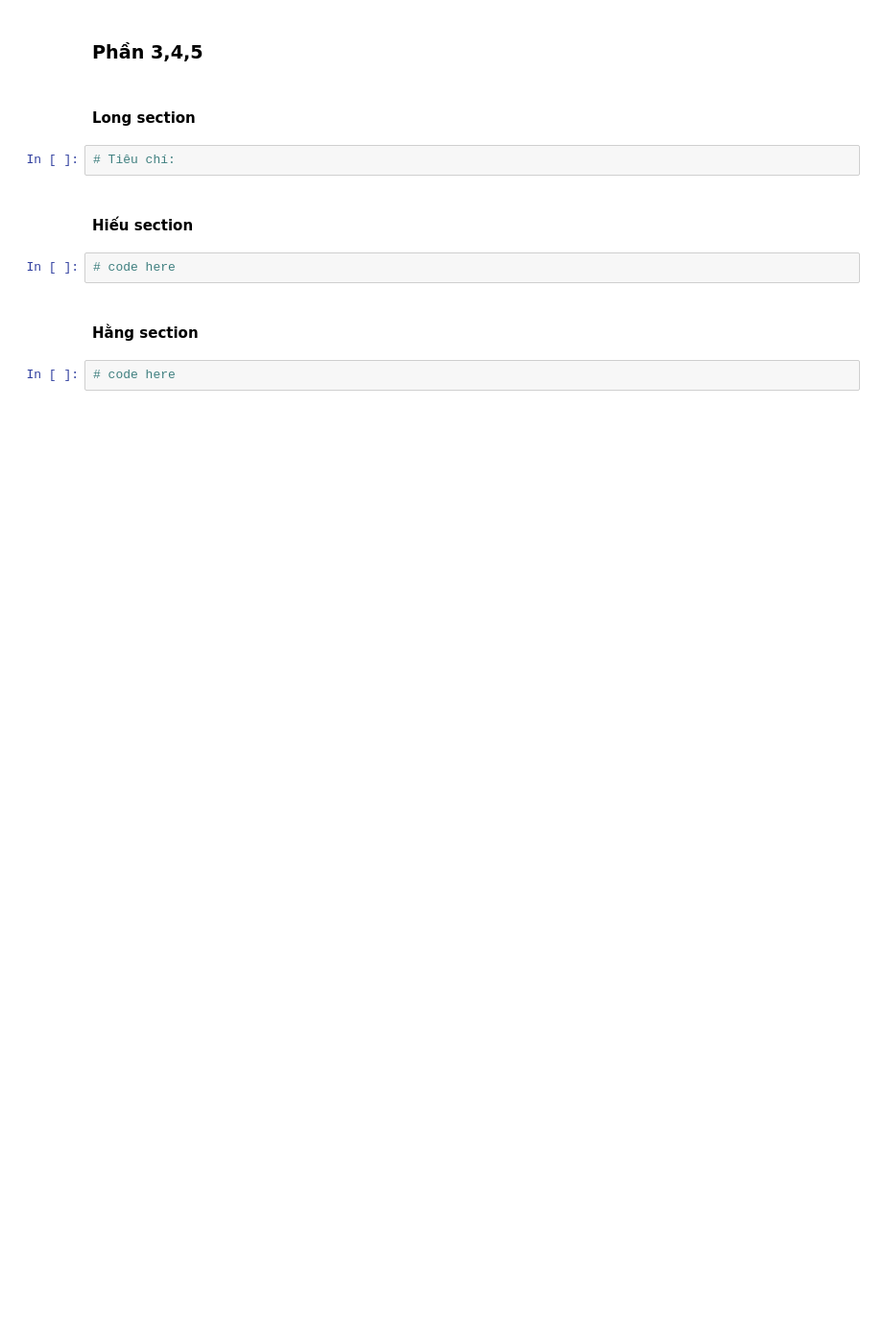
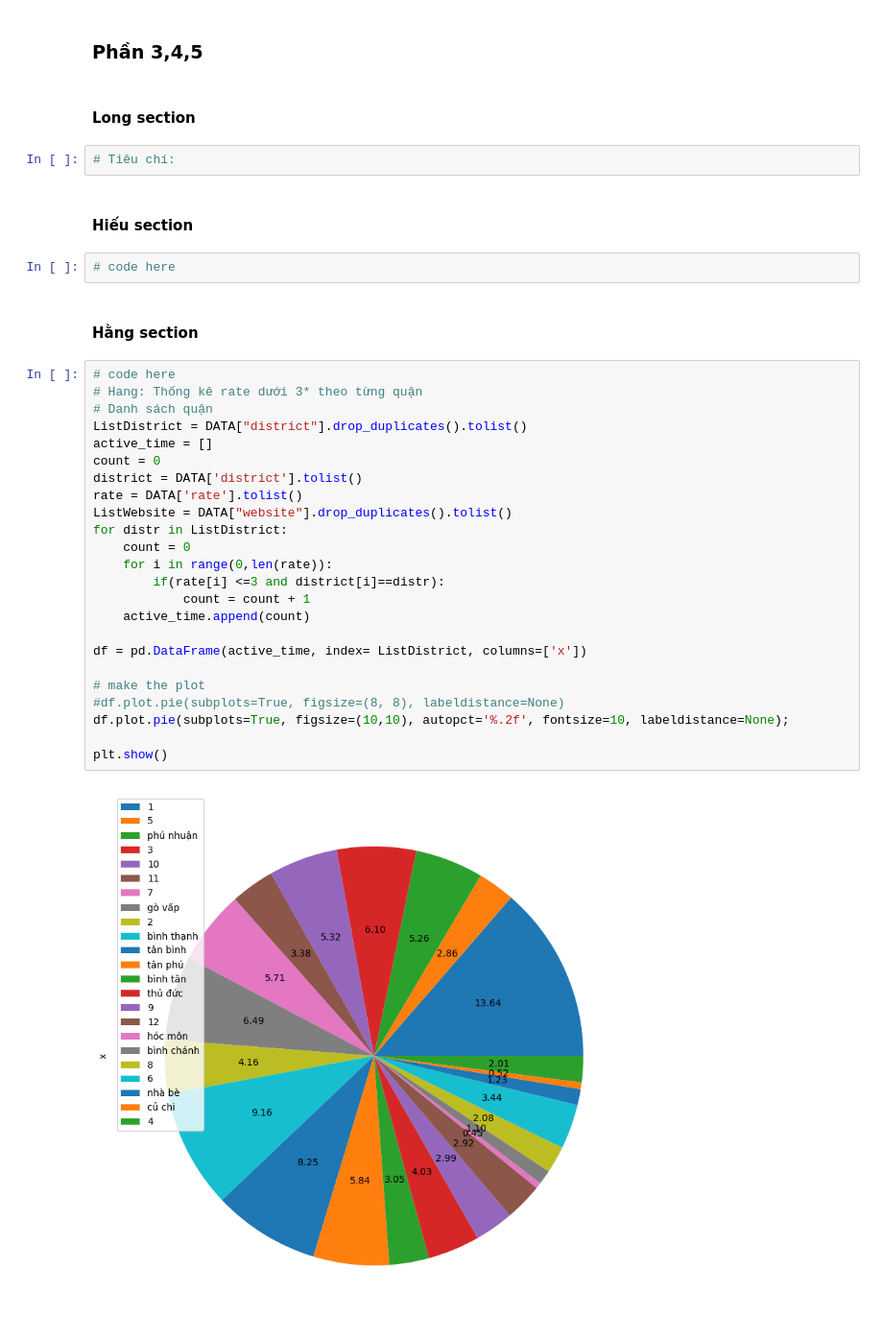
Before and after one commit to thafnhlong/HCMUS-UNIV-WebScience-VisualizeData, a Jupyter notebook: Source.ipynb, the cells around one changed output. Shown: that part at 96% size. Saved outputs shown, nothing was run; the diff lists cells and outputs as text; blank space fills up the shorter version.

Commit message:
Add Pie chart

```diff
--- a/Source.ipynb
+++ b/Source.ipynb
@@ -565,5 +569,29 @@ DATA.sort_values(by="price_from",ascending=False).groupby(["full_name"])[columns
 # code here
 # %% [markdown]
 #### Hằng section
-# %%
-# code here
+# %%
+# code here
+# Hang: Thống kê rate dưới 3* theo từng quận
+# Danh sách quận
+ListDistrict = DATA["district"].drop_duplicates().tolist()
+active_time = []
+count = 0
+district = DATA['district'].tolist()
+rate = DATA['rate'].tolist()
+ListWebsite = DATA["website"].drop_duplicates().tolist()
+for distr in ListDistrict:
+    count = 0
+    for i in range(0,len(rate)):
+        if(rate[i] <=3 and district[i]==distr):
+            count = count + 1
+    active_time.append(count)
+
+df = pd.DataFrame(active_time, index= ListDistrict, columns=['x'])
+
+# make the plot
+#df.plot.pie(subplots=True, figsize=(8, 8), labeldistance=None)
+df.plot.pie(subplots=True, figsize=(10,10), autopct='%.2f', fontsize=10, labeldistance=None);
+
+plt.show()
+# %% [output]
+[figure, added]
```
Also changed, not shown: parts of 2 cells of this notebook.
